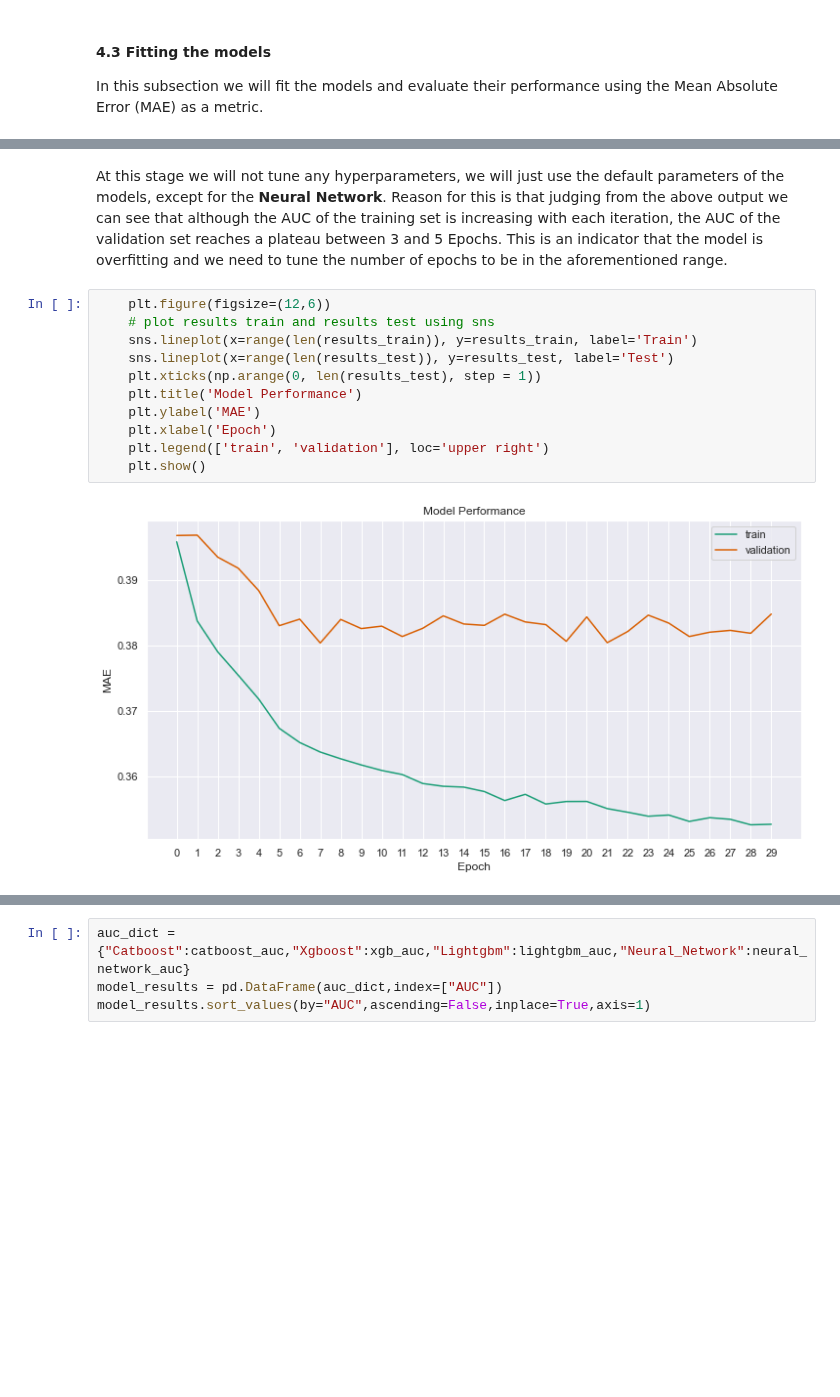
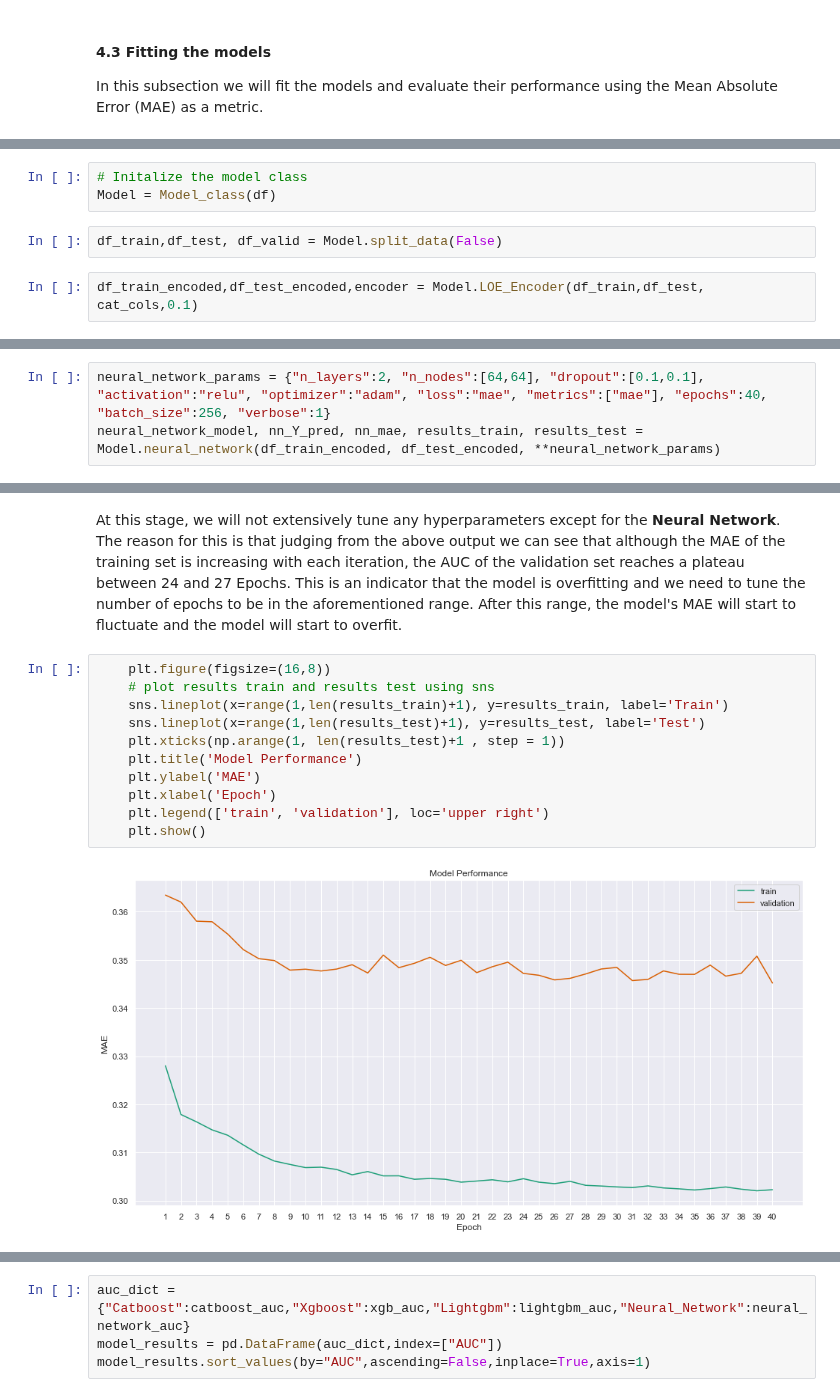
Before and after one commit to teodor-georgiev/Online-Retailer-Analysis-2014, a Jupyter notebook: 3. Feature Engineering of the target variable.ipynb, the cells around one changed output, grey strips where cells are left out. Drawn from its saved outputs; the diff is of its cells as text; blank space fills up the shorter version.

```diff
--- a/3. Feature Engineering of the target variable.ipynb
+++ b/3. Feature Engineering of the target variable.ipynb
@@ -257,0 +164,7 @@ Neural_Network MAE on test set: 0.38479049160865125
+# %%
+# Initalize the model class
+Model = Model_class(df)
+# %%
+df_train,df_test, df_valid = Model.split_data(False)
+# %%
+df_train_encoded,df_test_encoded,encoder = Model.LOE_Encoder(df_train,df_test, cat_cols,0.1)
@@ -257,0 +205,3 @@ Neural_Network MAE on test set: 0.38479049160865125
+# %%
+neural_network_params = {"n_layers":2, "n_nodes":[64,64], "dropout":[0.1,0.1], "activation":"relu", "optimizer":"adam", "loss":"mae", "metrics":["mae"], "epochs":40, "batch_size":256, "verbose":1}
+neural_network_model, nn_Y_pred, nn_mae, results_train, results_test = Model.neural_network(df_train_encoded, df_test_encoded, **neural_network_params)
@@ -258,15 +226,15 @@ Neural_Network MAE on test set: 0.38479049160865125
 # %% [markdown]
-At this stage we will not tune any hyperparameters, we will just use the default parameters of the models, except for the **Neural Network**. Reason for this is that judging from the above output we can see that although the AUC of the training set is increasing with each iteration, the AUC of the validation set reaches a plateau between 3 and 5 Epochs. This is an indicator that the model is overfitting and we need to tune the number of epochs to be in the aforementioned range.
+At this stage, we will not extensively tune any hyperparameters except for the **Neural Network**. The reason for this is that judging from the above output we can see that although the MAE of the training set is increasing with each iteration, the AUC of the validation set reaches a plateau between 24 and 27 Epochs. This is an indicator that the model is overfitting and we need to tune the number of epochs to be in the aforementioned range. After this range, the model's MAE will start to fluctuate and the model will start to overfit.
 # %%
-    plt.figure(figsize=(12,6))
+    plt.figure(figsize=(16,8))
     # plot results train and results test using sns
-    sns.lineplot(x=range(len(results_train)), y=results_train, label='Train')
-    sns.lineplot(x=range(len(results_test)), y=results_test, label='Test')
-    plt.xticks(np.arange(0, len(results_test), step = 1))
+    sns.lineplot(x=range(1,len(results_train)+1), y=results_train, label='Train')
+    sns.lineplot(x=range(1,len(results_test)+1), y=results_test, label='Test')
+    plt.xticks(np.arange(1, len(results_test)+1 , step = 1))
     plt.title('Model Performance')
     plt.ylabel('MAE')
     plt.xlabel('Epoch')
     plt.legend(['train', 'validation'], loc='upper right')
     plt.show()
 # %% [output]
-[figure, old version]
+[figure, new version]
```
Also changed, not shown: parts of 23 cells of this notebook, 1 other file.
